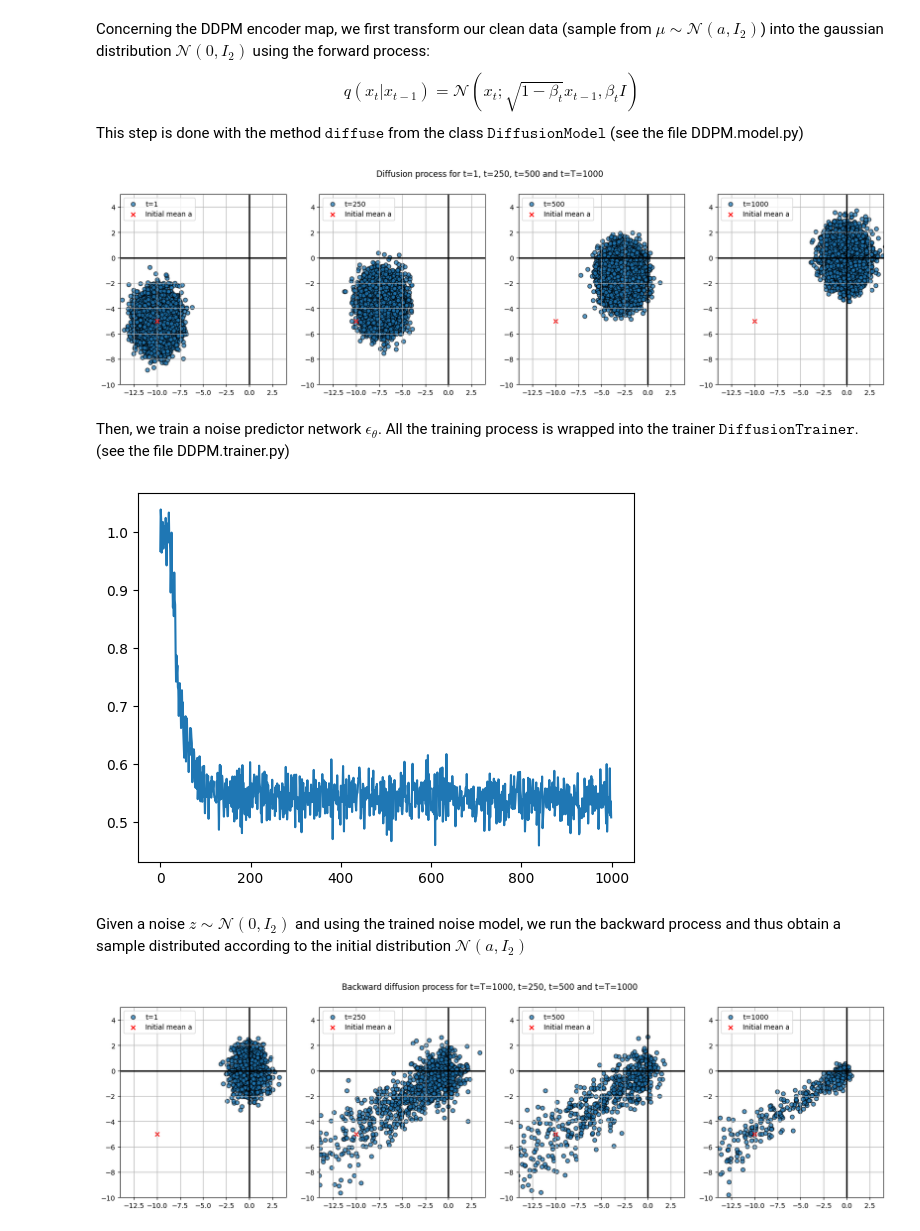
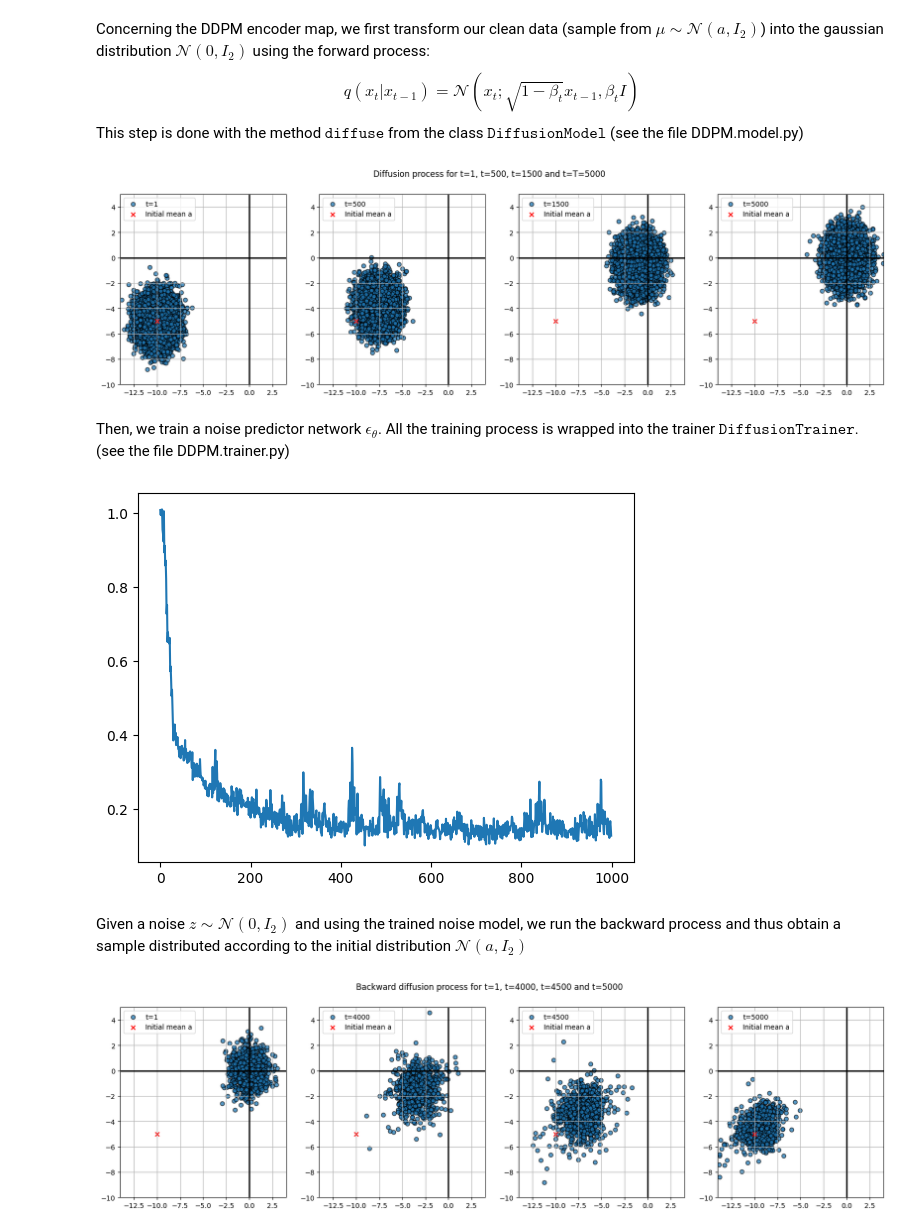
Before and after one commit to lucasdegeorge/diffusion_ot, a Jupyter notebook: experiment.ipynb, the cells around one changed output. Saved outputs shown, nothing was run; the diff lists cells and outputs as text; code cells hidden in the pictures.

```diff
--- a/experiment.ipynb
+++ b/experiment.ipynb
@@ -224,7 +220,7 @@ import torch
 import numpy as np
 from DDPM.model import DiffusionModel, NoiseModel
 
-n_steps = 1000
+n_steps = 5000
 beta_1 = 0.0001
 beta_t = 0.02
 device = "cuda" if torch.cuda.is_available() else "cpu"
@@ -233,9 +229,9 @@ model = NoiseModel(n_steps)
 diffuser = DiffusionModel(model, n_steps, beta_1, beta_t, device)
 
 fig, axs = plt.subplots(nrows=1, ncols=4, figsize=(20,5))
-fig.suptitle("Diffusion process for t=1, t=250, t=500 and t=T=1000")
+fig.suptitle("Diffusion process for t=1, t=500, t=1500 and t=T=5000")
 data_tensor = torch.Tensor(np.array(datapoints))
-steps = [1, 250, 500, 1000]
+steps = [1, 500, 1500, 5000]
 for step, ax in zip(steps, axs):
     t = step * torch.ones([1,], dtype=torch.int32, device=device)
     eps, diffused = diffuser.diffuse(data_tensor, t)
@@ -248,24 +244,24 @@ for step, ax in zip(steps, axs):
     ax.legend()
     ax.grid(True)
 # %% [output]
-[figure, old version]
+[figure, new version]
 # %% [markdown]
 Then, we train a noise predictor network $\epsilon_{\theta}$. All the training process is wrapped into the trainer $\texttt{DiffusionTrainer}$. (see the file DDPM.trainer.py)
 # %%
 from DDPM.trainer import DiffusionTrainer
 
 # Hyper parameters
 batch_size = 1024
 n_epochs = 100
-lr = 0.003
+lr = 0.01
 
 trainer = DiffusionTrainer(data_tensor, batch_size, beta_1, beta_t, n_steps, lr, device)
 all_losses = trainer.train(n_epochs)
 plt.figure()
 plt.plot(all_losses)
 plt.show()
 # %% [output]
-[figure, old version]
+[figure, new version]
 # %% [markdown]
 Given a noise $z \sim \mathcal{N}(0,I_2)$ and using the trained noise model, we run the backward process and thus obtain a sample distributed according to the initial distribution $\mathcal{N}(a,I_2)$
 # %%
@@ -276,9 +272,9 @@ with torch.no_grad():
     output, all_outputs = trainer.diffuser.denoise(torch.Tensor(eval_data).to(device), n_steps-1)
 
 fig, axs = plt.subplots(nrows=1, ncols=4, figsize=(20,5))
-fig.suptitle("Backward diffusion process for t=T=1000, t=250, t=500 and t=T=1000")
+fig.suptitle("Backward diffusion process for t=1, t=4000, t=4500 and t=5000")
 data_tensor = torch.Tensor(np.array(datapoints))
-steps = [1, 250, 500, 1000]
+steps = [1, 4000, 4500, 5000]
 for step, ax in zip(steps, axs):
     ax.scatter(all_outputs[step-1][:, 0], all_outputs[step-1][:, 1], label='t='+str(step), edgecolor="k", alpha=0.75)
     ax.set_xlim(-14, 4)
@@ -289,4 +285,4 @@ for step, ax in zip(steps, axs):
     ax.legend()
     ax.grid(True)
 # %% [output]
-[figure, old version]
+[figure, new version]
```
Also changed, not shown: parts of 2 cells of this notebook.
